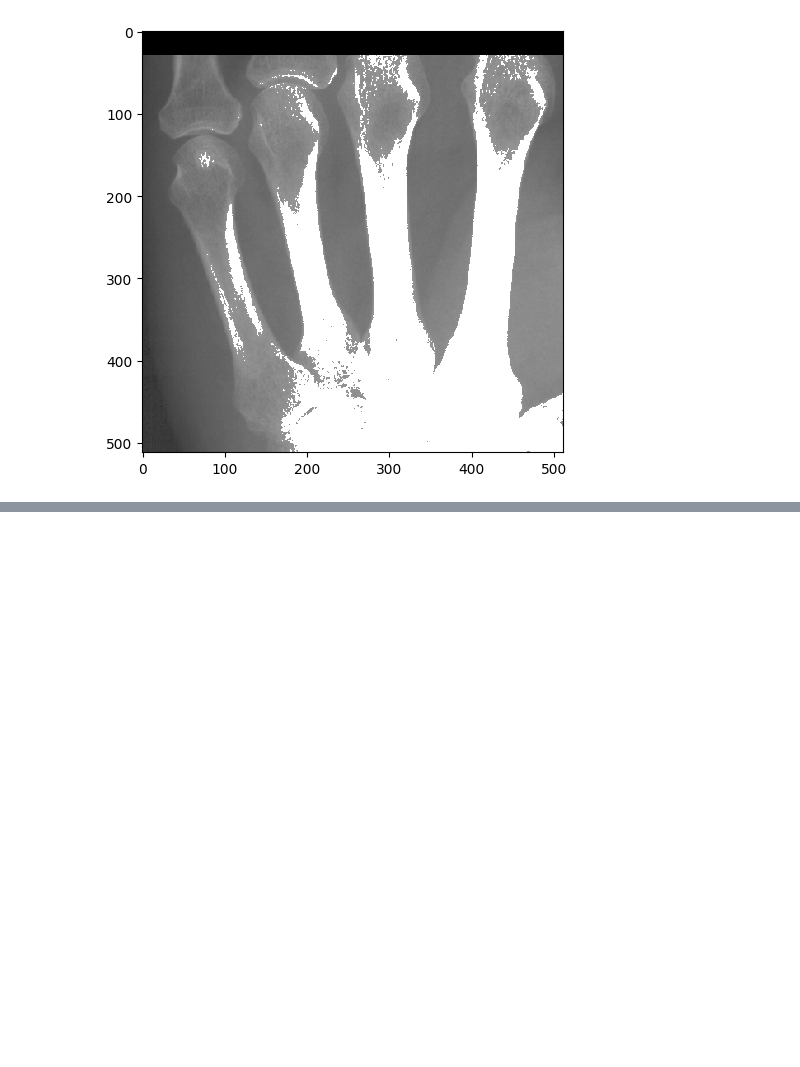
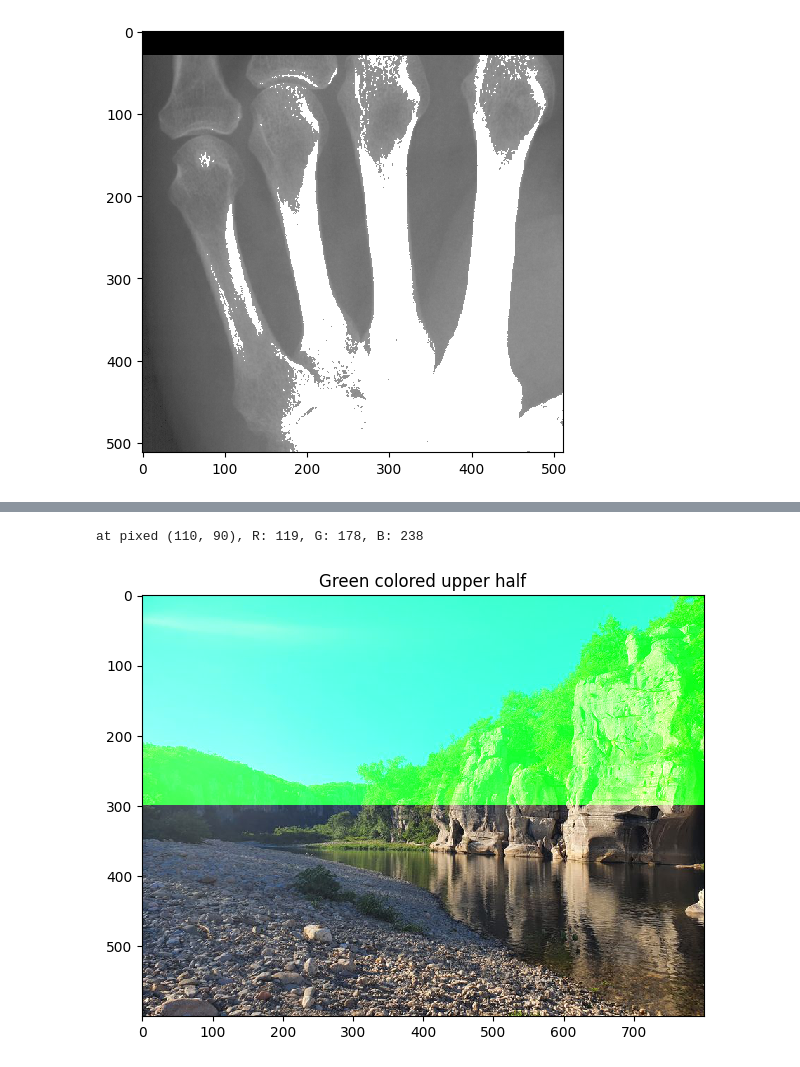
Before and after one commit to amirbous/DTUImageAnalysis, a Jupyter notebook: walkthrough/ex1-IntroductionToImageAnalysis/answers.ipynb, the cells around one changed output, grey strips where cells are left out. Drawn from its saved outputs; the diff is of its cells as text; code cells hidden in the pictures; blank space fills up the shorter version.

```diff
--- a/walkthrough/ex1-IntroductionToImageAnalysis/answers.ipynb
+++ b/walkthrough/ex1-IntroductionToImageAnalysis/answers.ipynb
@@ -147,0 +168,17 @@ io.show()
+# %%
+#RGB values at pixel
+r = 110
+c = 90
+print(f"at pixed (110, 90), R: {im_org[r][c][0]}, G: {im_org[r][c][1]}, B: {im_org[r][c][2]}")
+# %% [output]
+at pixed (110, 90), R: 119, G: 178, B: 238
+# %%
+#Color the upper half of the photo green
+for i in range(int(im_org.shape[0] / 2)):
+        for column in im_org[i]:
+            column[1] = 255
+io.imshow(im_org)
+plt.title('Green colored upper half')
+io.show()
+# %% [output]
+[figure, added]
```
Also changed, not shown: parts of 12 cells of this notebook, 1 other file.
